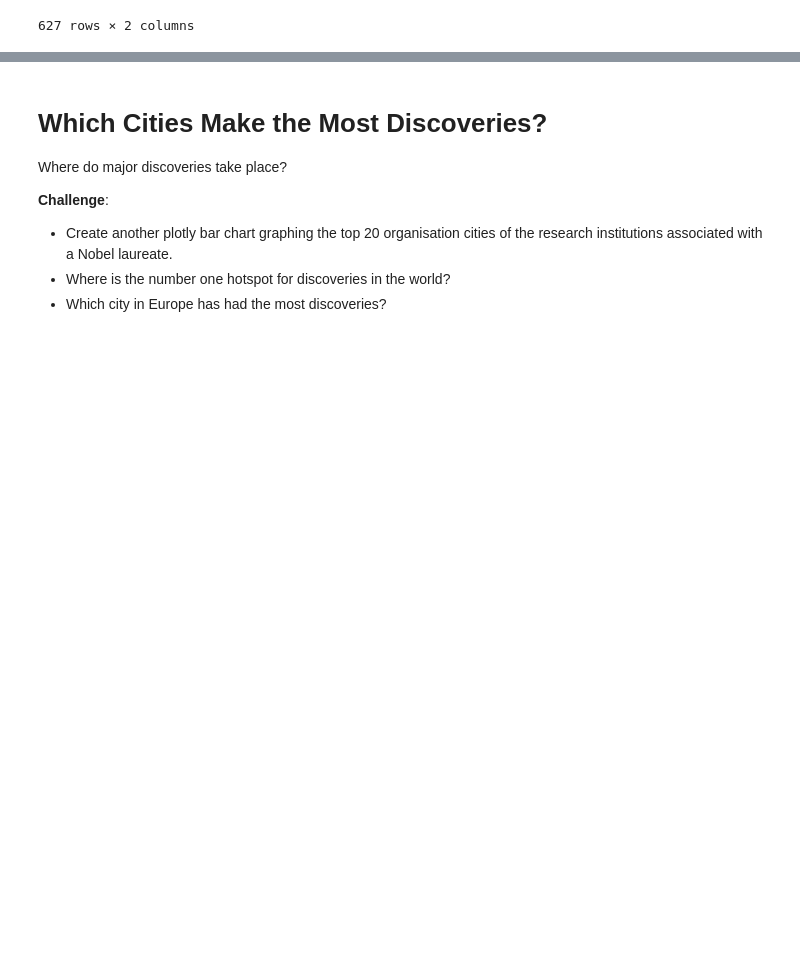
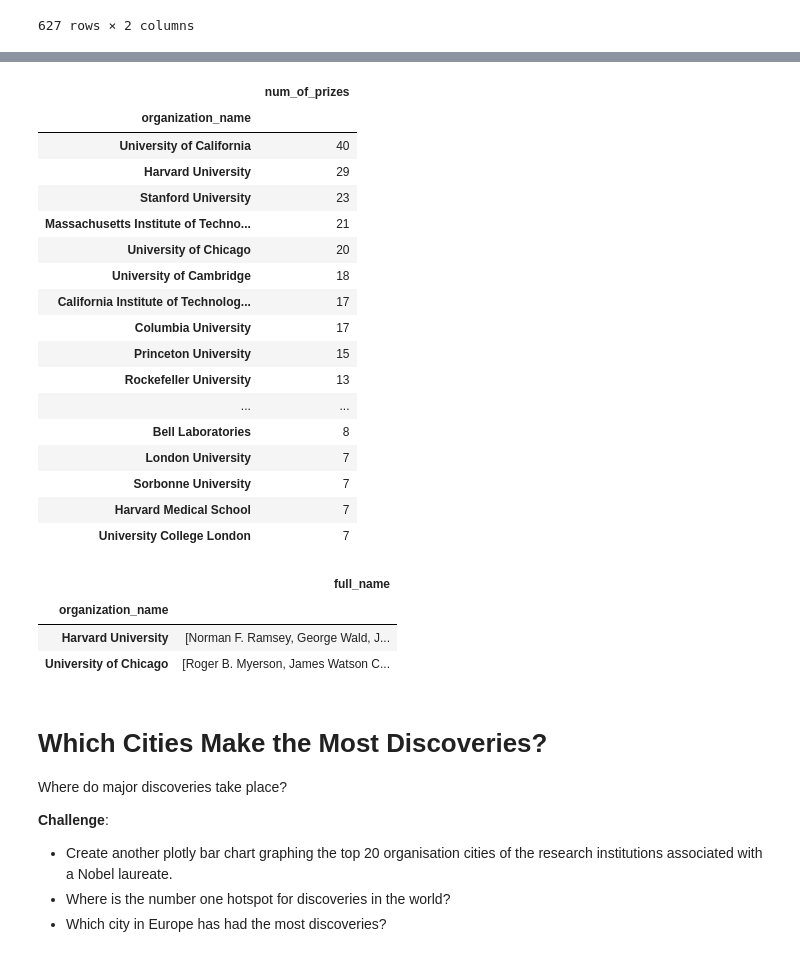
Before and after one commit to J-Bills/day_79, a Jupyter notebook: Nobel+Prize+Analysis+Start/Nobel_Prize_Analysis_(start).ipynb, the cells around one changed output, grey strips where cells are left out. Drawn from its saved outputs; the diff is of its cells as text; code cells hidden in the pictures; blank space fills up the shorter version.

Commit message:
found multiple ways to query data using logical operators to gain insight on data in relation to multiple index values

```diff
--- a/Nobel+Prize+Analysis+Start/Nobel_Prize_Analysis_(start).ipynb
+++ b/Nobel+Prize+Analysis+Start/Nobel_Prize_Analysis_(start).ipynb
@@ -732,3 +732,27 @@ px.line(prizes_over_time,x='year', y='percent_control', color='birth_country_cur
 
 * Which organisations make up the top 20?
 * How many Nobel prize winners are affiliated with the University of Chicago and Harvard University?
+# %%
+"""What are the top 20 research organizations?"""
+org_df = df_data.groupby(by=['organization_name']).agg({'prize':pd.Series.count}).sort_values('prize', ascending=False)
+org_df = org_df.rename(mapper={'prize':'num_of_prizes'}, axis=1).head(20)
+org_df
+# %% [output]
+|  | num_of_prizes |
+| organization_name |  |
+| University of California | 40 |
+| Harvard University | 29 |
+| Stanford University | 23 |
+| Massachusetts Institute of Techno... | 21 |
+| University of Chicago | 20 |
+| University of Cambridge | 18 |
+| California Institute of Technolog... | 17 |
+| Columbia University | 17 |
+| Princeton University | 15 |
+| Rockefeller University | 13 |
+| ... | ... |
+| Bell Laboratories | 8 |
+| London University | 7 |
+| Sorbonne University | 7 |
+| Harvard Medical School | 7 |
+| University College London | 7 |
@@ -735,3 +761,28 @@ px.line(prizes_over_time,x='year', y='percent_control', color='birth_country_cur
+# %%
+"""How many Nobel prize winners are affiliated with the University of Chicago and Harvard University?"""
+affilates_df = df_data.groupby(by=['organization_name', 'full_name']).agg({'prize':pd.Series.count}).sort_values('prize', ascending=False).dropna()
+affilates_df = affilates_df.reset_index()
+
+"""Ways to achieve this dataframe"""
+# affilates_df[(affilates_df.organization_name == 'Harvard University') | (affilates_df.organization_name == 'University of Chicago')]
+#filtered_df = affilates_df.query("organization_name == 'Harvard University' or organization_name == 'University of Chicago'")
+# affilates_df[affilates_df['organization_name'].isin(['Harvard University', 'University of Chicago'])]
+
+filtered_df = affilates_df.query("organization_name == 'Harvard University' or organization_name == 'University of Chicago'")
+
+filtered_df.groupby('organization_name').agg({'full_name':pd.Series.nunique})
+
+
+
+
+
+# stuff = affilates_df.query('organization_name == `University of Chicago` or `Harvard University`')
+# stuff
+# %% [output]
+|  | full_name |
+| organization_name |  |
+| Harvard University | [Norman F. Ramsey, George Wald, J... |
+| University of Chicago | [Roger B. Myerson, James Watson C... |
 # %% [markdown]
 # Which Cities Make the Most Discoveries?
 
```
Also changed, not shown: parts of 1 cell of this notebook.
